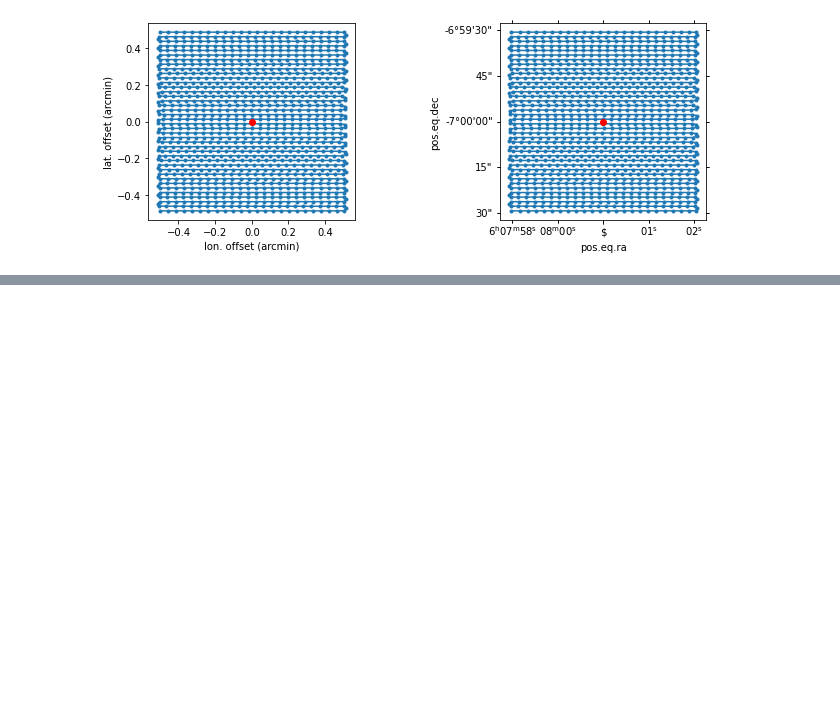
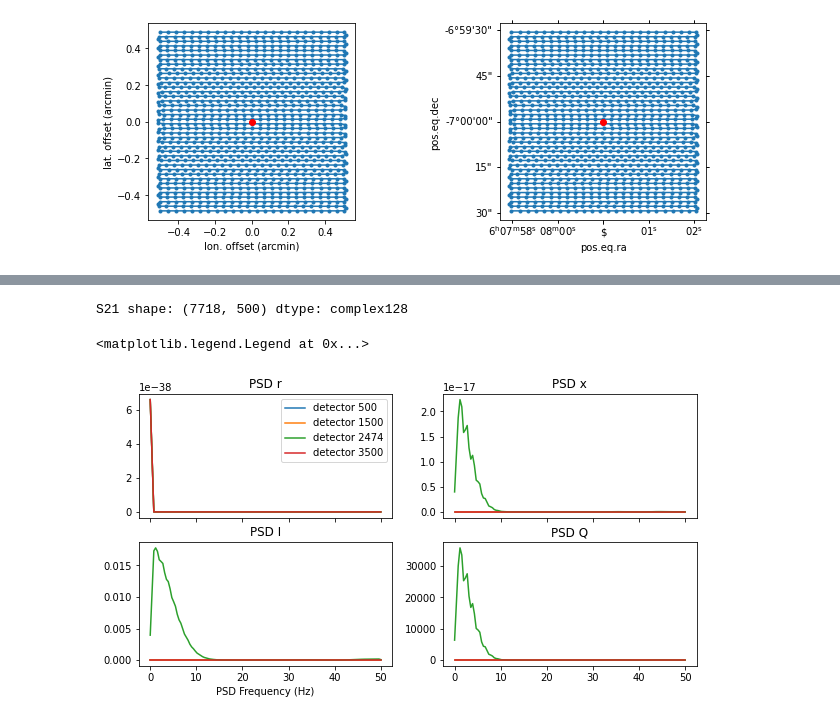
Before and after one commit to toltec-astro/tolteca_tutorials, a Jupyter notebook: _static/tolteca_reduce/tolteca_reduce.ipynb, the cells around one changed output, grey strips where cells are left out. Drawn from its saved outputs; the diff is of its cells as text; code cells hidden in the pictures; blank space fills up the shorter version.

```diff
--- a/_static/tolteca_reduce/tolteca_reduce.ipynb
+++ b/_static/tolteca_reduce/tolteca_reduce.ipynb
@@ -364,0 +499,30 @@ model source positions: <SkyCoord (ICRS): (ra, dec) in deg
+# %%
+# the probe context returns the kidsdata evaluator, which
+# takes the sky signal as input and produce readout timestream
+with simobj.probe_context(fp=None) as kidsdata_evaluator:
+    r, x, S21 = kidsdata_evaluator(s)
+
+print(f'S21 shape: {S21.shape} dtype: {S21.dtype}')
+# It may be interesting to look at the PSD of the measured time streams
+# note that we didn't include any noise so the PSDs will be zero
+# for detector that didn't pass the point sources
+from scipy import signal
+
+psds = dict()
+psd_f, psds['r'] = signal.welch(r, f_smp.to_value(u.Hz))
+
+_, psds['x'] = signal.welch(x, f_smp.to_value(u.Hz))
+_, psds['I'] = signal.welch(S21.real, f_smp.to_value(u.Hz))
+_, psds['Q'] = signal.welch(S21.imag, f_smp.to_value(u.Hz))
+fig, axes = plt.subplots(2, 2, sharex=True, figsize=(10, 5))
+axes[-1, 0].set_xlabel('PSD Frequency (Hz)')
+for ax, (label, psd) in zip(axes.ravel(), psds.items()):
+    ax.set_title(f'PSD {label}')
+    # di=2474 is one of the detector that saw the sources.
+    for di in [500, 1500, 2474, 3500]:
+        ax.plot(psd_f, psd[di], label=f'detector {di}')
+axes[0, 0].legend()
+# %% [output]
+S21 shape: (7718, 500) dtype: complex128
+<matplotlib.legend.Legend at 0x...>
+[figure, added]
```
Also changed, not shown: parts of 15 cells of this notebook, 26 other files.
